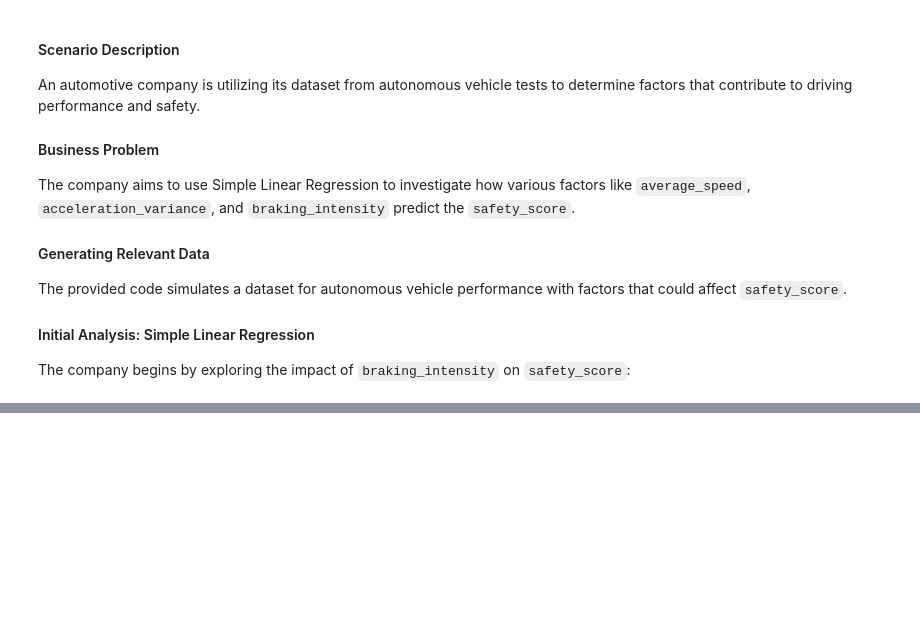
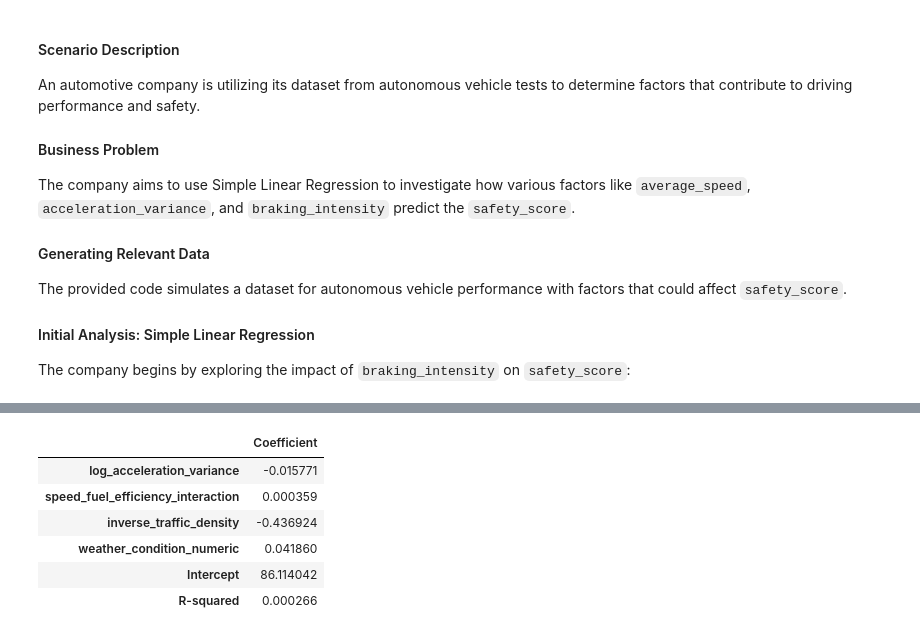
Before and after one commit to pouriaetab/ds-toolkit, a Jupyter notebook: statistical_methods/regression_analysis/regression_analysis.ipynb, the cells around one changed output, grey strips where cells are left out. Drawn from its saved outputs; the diff is of its cells as text; code cells hidden in the pictures; blank space fills up the shorter version.

```diff
--- a/statistical_methods/regression_analysis/regression_analysis.ipynb
+++ b/statistical_methods/regression_analysis/regression_analysis.ipynb
@@ -166,0 +323,26 @@ If the regression model shows a significant negative slope and a substantial R-s
+# %%
+# Fit the multiple linear regression model
+multi_linear_model = LinearRegression()
+multi_linear_model.fit(df_autonomous[independent_vars], df_autonomous[dependent_var])
+
+# Get the model coefficients and intercept
+coefficients = multi_linear_model.coef_
+intercept = multi_linear_model.intercept_
+
+# Calculate the R-squared value
+r_squared = multi_linear_model.score(df_autonomous[independent_vars], df_autonomous[dependent_var])
+
+# Compile the results into a DataFrame for easier interpretation
+results_df = pd.DataFrame(coefficients, index=independent_vars, columns=['Coefficient'])
+results_df.loc['Intercept'] = intercept
+results_df.loc['R-squared'] = r_squared
+
+results_df
+# %% [output]
+|  | Coefficient |
+| log_acceleration_variance | -0.015771 |
+| speed_fuel_efficiency_interaction | 0.000359 |
+| inverse_traffic_density | -0.436924 |
+| weather_condition_numeric | 0.041860 |
+| Intercept | 86.114042 |
+| R-squared | 0.000266 |
```
Also changed, not shown: parts of 8 cells of this notebook.
